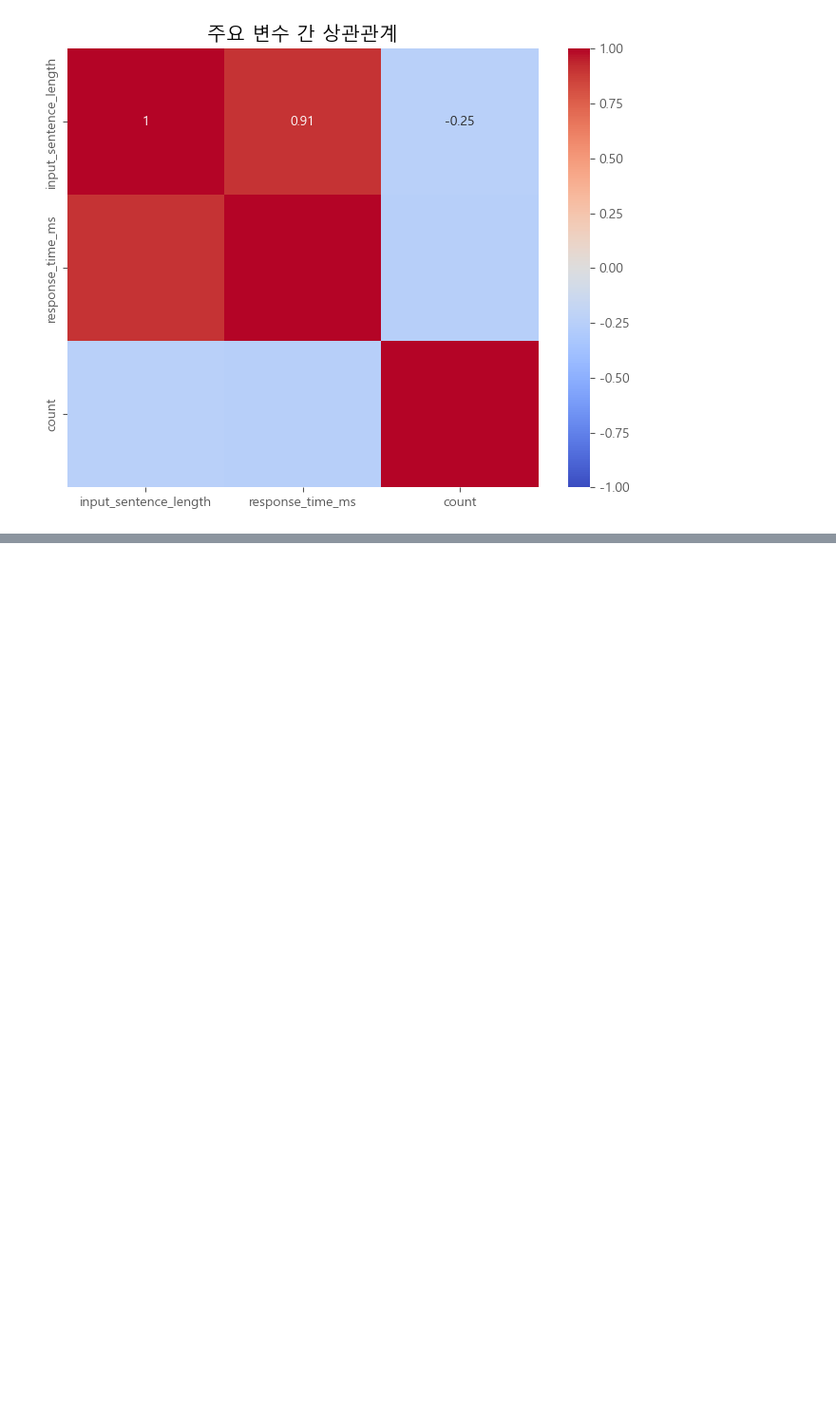
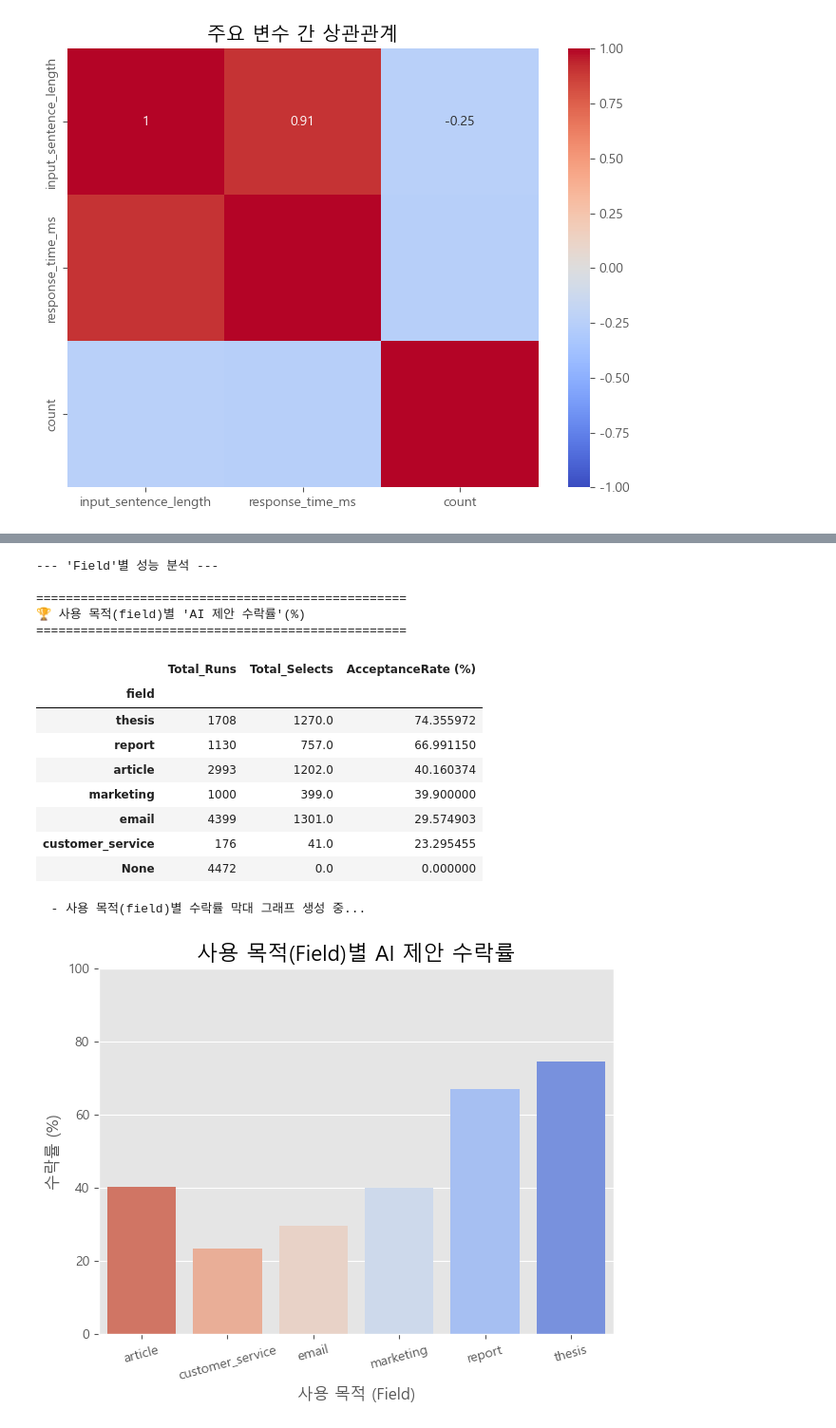
Before and after one commit to dazzlig/my-project, a Jupyter notebook: book/EDA.ipynb, the cells around one changed output, grey strips where cells are left out. Shown at 95% size. Cells and saved outputs as stored; diff of their text form; code cells hidden in the pictures; blank space fills up the shorter version.

```diff
--- a/book/EDA.ipynb
+++ b/book/EDA.ipynb
@@ -447,0 +492,50 @@ else:
+# %%
+#  Field(사용 목적)별 성능
+print("\n--- 'Field'별 성능 분석 ---")
+
+# --- 1. 'field'별 성적표 (KPI) ---
+field_runs = df_run_events['field'].value_counts(dropna=False)
+field_selects = df_selected_events['field'].value_counts(dropna=False)
+df_field_kpi = pd.DataFrame({'Total_Runs': field_runs, 'Total_Selects': field_selects})
+df_field_kpi = df_field_kpi.fillna(0)
+df_field_kpi['AcceptanceRate (%)'] = np.where(df_field_kpi['Total_Runs'] == 0, 0, (df_field_kpi['Total_Selects'] / df_field_kpi['Total_Runs']) * 100)
+df_field_kpi_meaningful = df_field_kpi[(df_field_kpi['Total_Runs'] > 10) & (~df_field_kpi.index.isin(['None', 'none']))]
+
+# --- 'field'별 수락률 '표' ---
+print("\n" + "="*50)
+print("🏆 사용 목적(field)별 'AI 제안 수락률'(%)")
+print("="*50)
+display(df_field_kpi_meaningful.sort_values(by='AcceptanceRate (%)', ascending=False))
+
+# --- 'field'별 수락률 막대 그래프 ---
+print("  - 사용 목적(field)별 수락률 막대 그래프 생성 중...")
+plt.figure(figsize=(7, 5))
+ax = sns.barplot(
+    x=df_field_kpi_meaningful.index,
+    y=df_field_kpi_meaningful['AcceptanceRate (%)'],
+    palette='coolwarm_r'
+)
+plt.title('사용 목적(Field)별 AI 제안 수락률', fontsize=16)
+plt.ylabel('수락률 (%)', fontsize=12)
+plt.xlabel('사용 목적 (Field)', fontsize=12)
+plt.xticks(rotation=15)
+plt.ylim(0, 100)
+
+plt.show()
+# %% [output]
+--- 'Field'별 성능 분석 ---
+
+==================================================
+🏆 사용 목적(field)별 'AI 제안 수락률'(%)
+==================================================
+|  | Total_Runs | Total_Selects | AcceptanceRate (%) |
+| field |  |  |  |
+| thesis | 1708 | 1270.0 | 74.355972 |
+| report | 1130 | 757.0 | 66.991150 |
+| article | 2993 | 1202.0 | 40.160374 |
+| marketing | 1000 | 399.0 | 39.900000 |
+| email | 4399 | 1301.0 | 29.574903 |
+| customer_service | 176 | 41.0 | 23.295455 |
+| None | 4472 | 0.0 | 0.000000 |
+  - 사용 목적(field)별 수락률 막대 그래프 생성 중...
+[figure, added]
```
Also changed, not shown: parts of 5 cells of this notebook, 4 other files.
